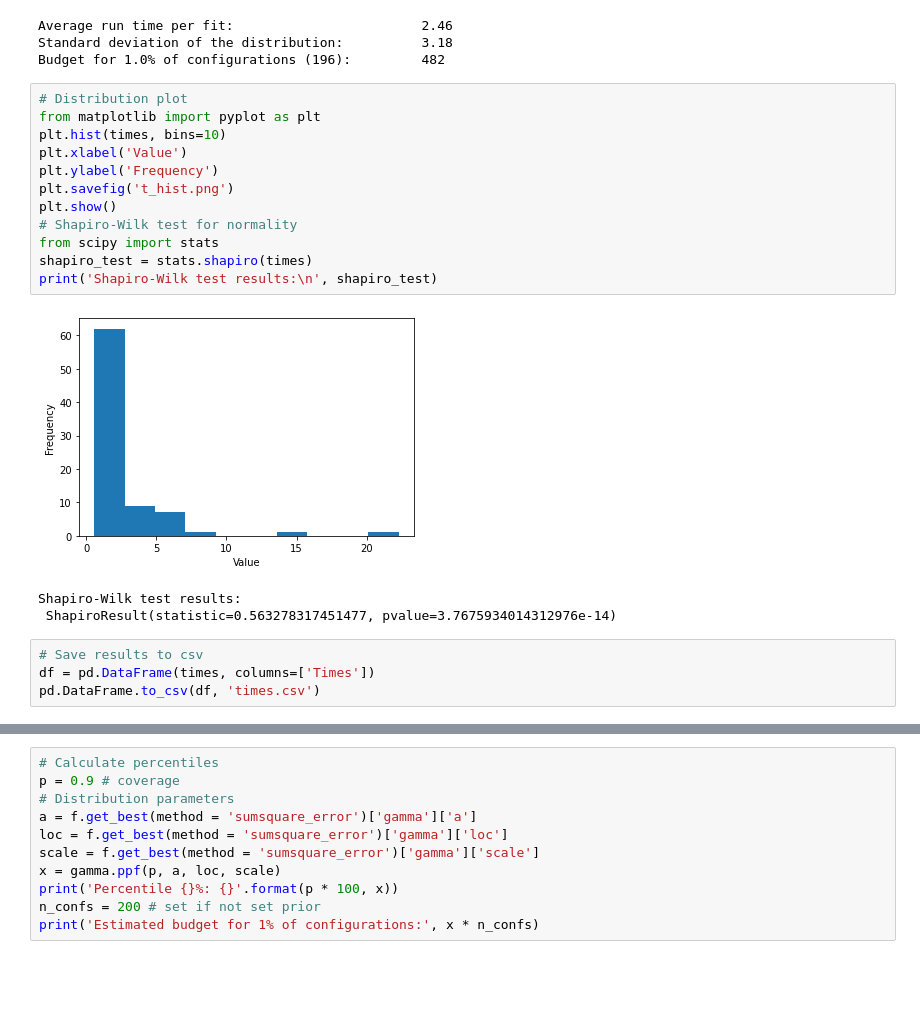
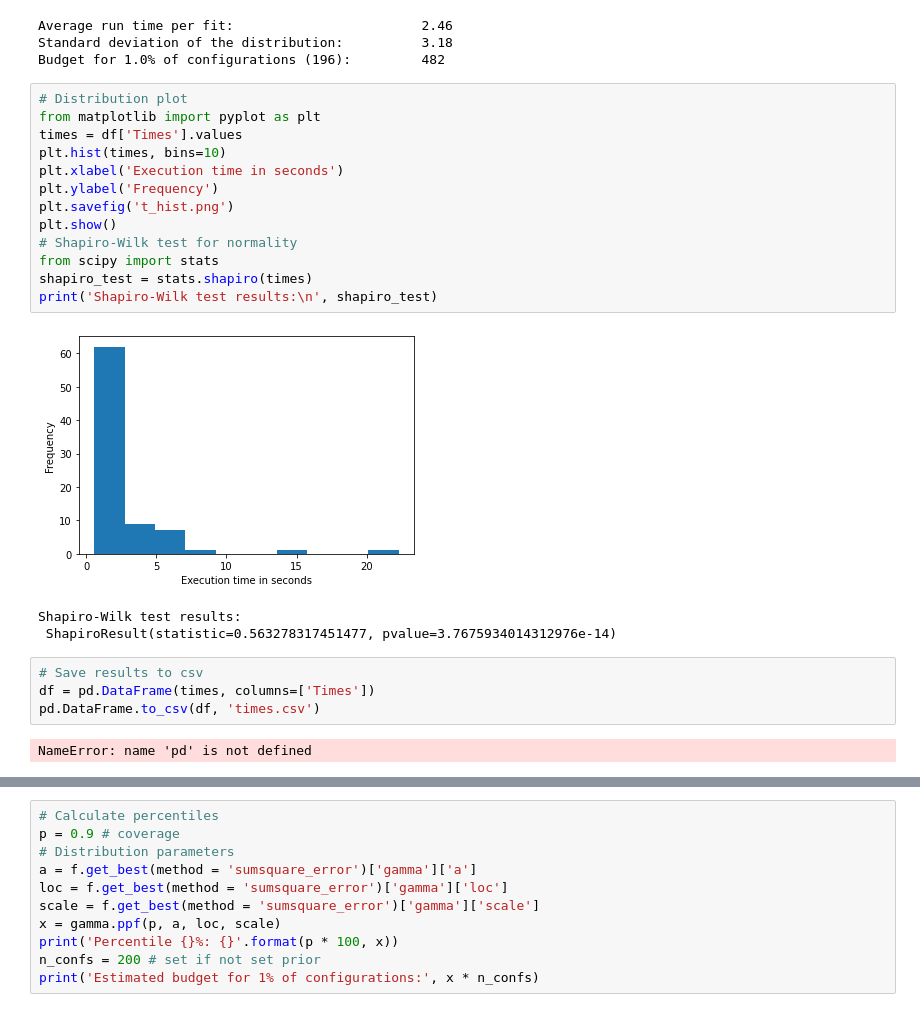
Before and after one commit to johnantonn/cash-for-unsupervised-ad, a Jupyter notebook: src/notebooks/budget_estimator.ipynb, the cells around one changed output, grey strips where cells are left out. Drawn from its saved outputs; the diff is of its cells as text; blank space fills up the shorter version.

```diff
--- a/src/notebooks/budget_estimator.ipynb
+++ b/src/notebooks/budget_estimator.ipynb
@@ -113,23 +113,26 @@ Budget for 1.0% of configurations (196):         482
 # %%
 # Distribution plot
 from matplotlib import pyplot as plt
+times = df['Times'].values
 plt.hist(times, bins=10)
-plt.xlabel('Value')
+plt.xlabel('Execution time in seconds')
 plt.ylabel('Frequency')
 plt.savefig('t_hist.png')
 plt.show()
 # Shapiro-Wilk test for normality
 from scipy import stats
 shapiro_test = stats.shapiro(times)
 print('Shapiro-Wilk test results:\n', shapiro_test)
 # %% [output]
-[figure, old version]
+[figure, new version]
 Shapiro-Wilk test results:
  ShapiroResult(statistic=0.563278317451477, pvalue=3.7675934014312976e-14)
 # %%
 # Save results to csv
 df = pd.DataFrame(times, columns=['Times'])
 pd.DataFrame.to_csv(df, 'times.csv')
+# %% [output]
+NameError: name 'pd' is not defined
 # %%
 # Find the best fit distribution
 from scipy.stats import gamma
```
Also changed, not shown: parts of 1 cell of this notebook, 1 other file.
